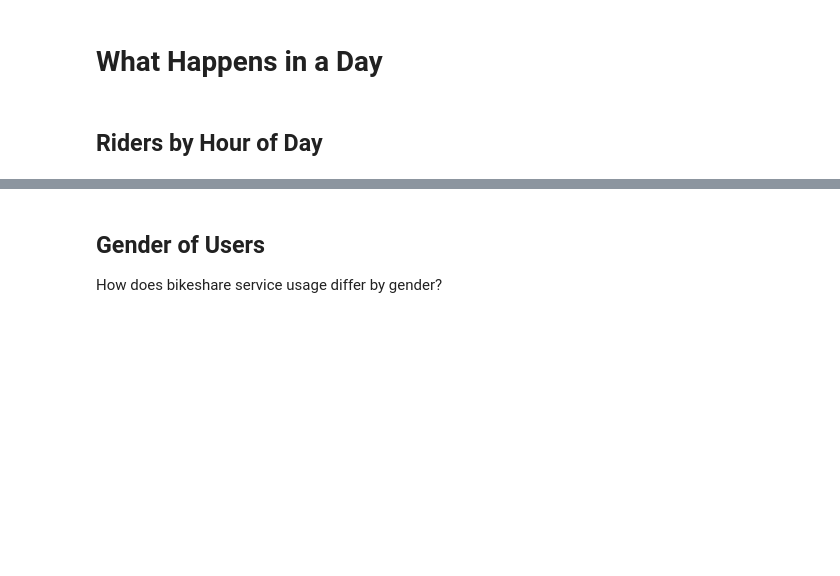
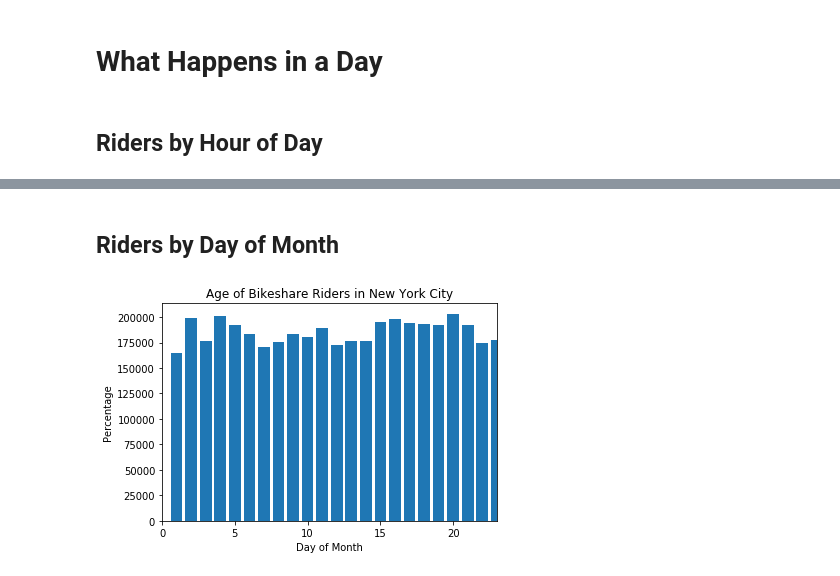
Before and after one commit to swopnilnep/DataVisualization, a Jupyter notebook: notebooks/p2.ipynb, the cells around one changed output, grey strips where cells are left out. Saved outputs shown, nothing was run; the diff lists cells and outputs as text; code cells hidden in the pictures; blank space fills up the shorter version.

```diff
--- a/notebooks/p2.ipynb
+++ b/notebooks/p2.ipynb
@@ -45,15 +42,20 @@ riders_by_hour(main)
-# %% [markdown]
-## Gender of Users
-How does bikeshare service usage differ by gender?
+# %% [markdown]
+## Riders by Day of Month
 # %%
-def users_by_gender(data):
-    x = data['data'].gender.value_counts().index
-    y = data['data'].gender.value_counts()
-    count = data['data'].gender.count()
-    plt.bar(x, y/count)
+def riders_by_day(data):
+    n = data['data'].shape[0]
+    sample = data['data'].sample(n)
+    times = pd.DatetimeIndex(pd.to_datetime(sample.start_time))
+    d = sample.groupby([times.day]).duration.count()
+    plt.bar(d.index, d)
     axes = plt.gca()
-    axes.set_ylim([0,1])
-    plt.ylabel("Ratio out of {} riders".format(count))
+    plt.xlabel("Day of Month")
+    plt.ylabel("Percentage")
+    axes.set_xlim([0,23])
     plt.title("Age of Bikeshare Riders in {}".format(data['name']))
-    plt.savefig('../images/users_by_gender '+data['name']+'.png')
+    plt.savefig('../images/2/riders_by_month_'+data['ref']+'.png')
     plt.show()
+# %%
+riders_by_day(nyc)
+# %% [output]
+[figure, added]
```
Also changed, not shown: parts of 11 cells of this notebook, 13 other files.
